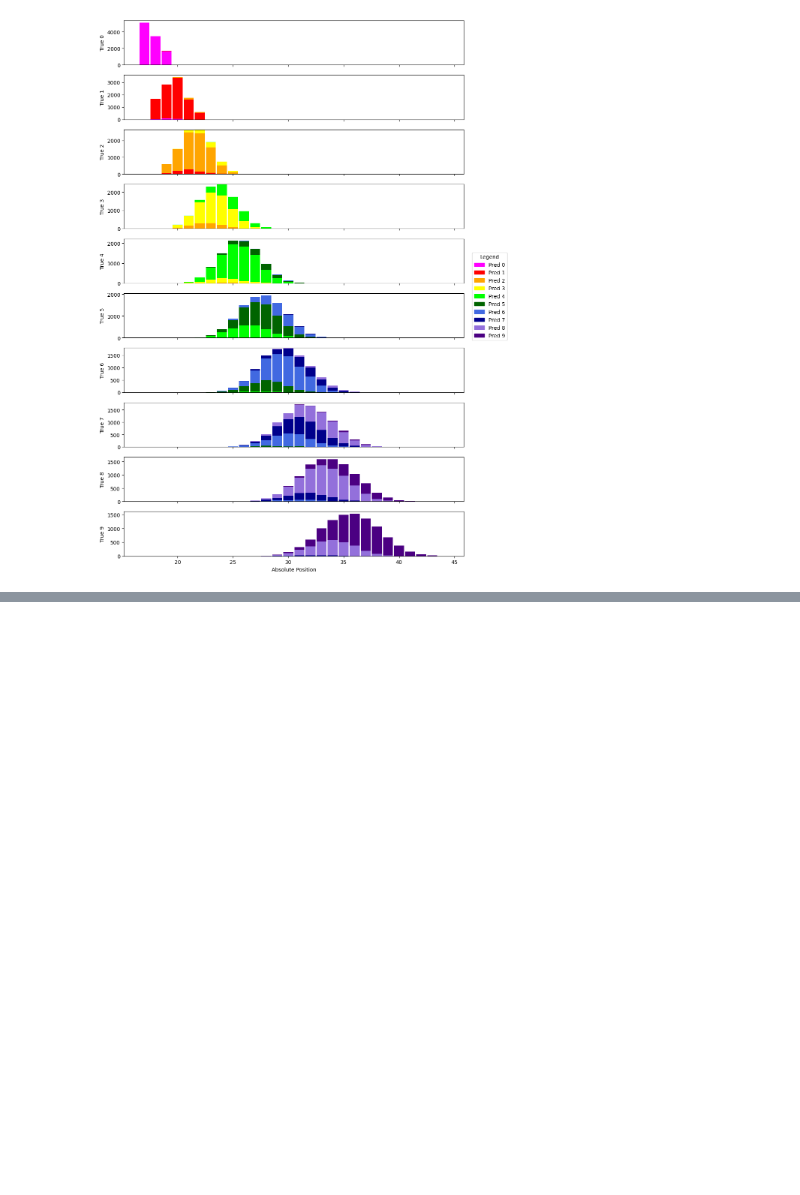
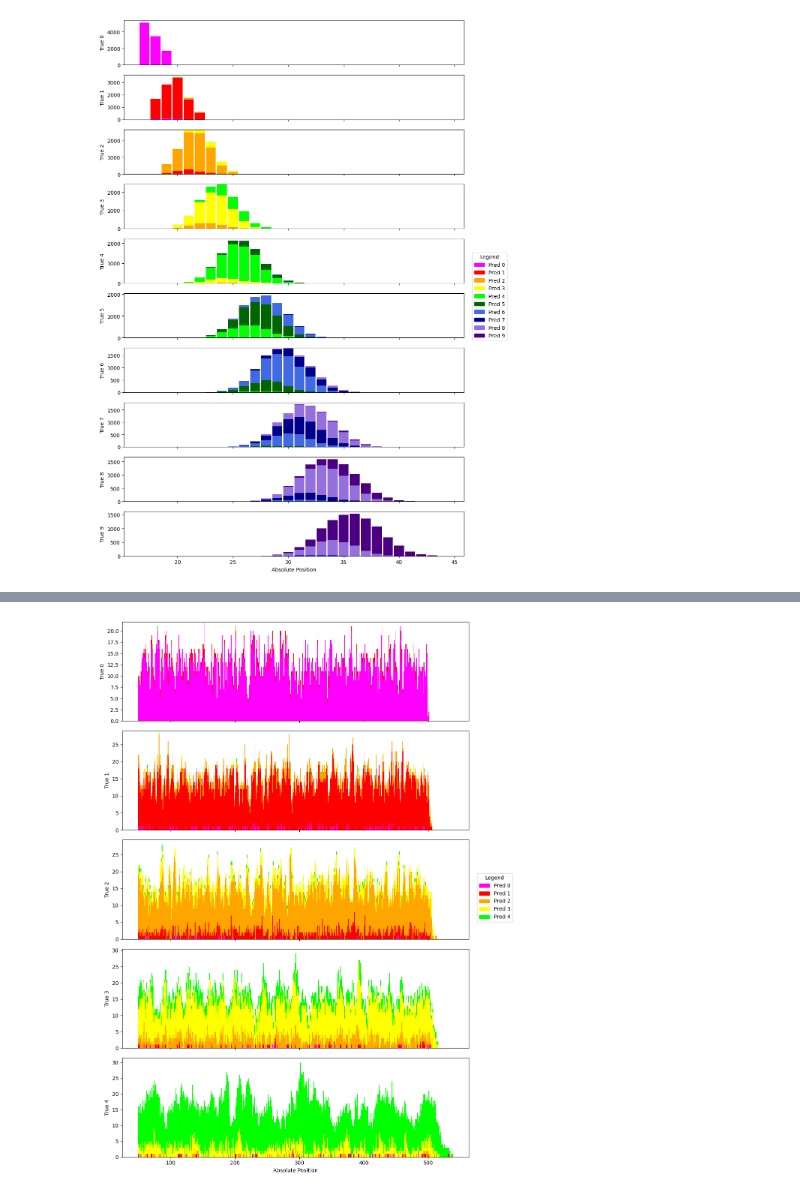
Before and after one commit to icemoon97/emergent-positional-embeddings, a Jupyter notebook: visuals.ipynb, the cells around one changed output, grey strips where cells are left out. Drawn from its saved outputs; the diff is of its cells as text; code cells hidden in the pictures; blank space fills up the shorter version.

Commit message:
stacked bar chart for sentences

```diff
--- a/visuals.ipynb
+++ b/visuals.ipynb
@@ -467,0 +583,11 @@ plt.show()
+# %%
+N_BUCKETS = 5
+percentile_buckets = [(100 // N_BUCKETS) * i for i in range(1, N_BUCKETS)]
+cutoffs = np.percentile(y_all, percentile_buckets)
+q_binned = np.searchsorted(cutoffs, y_all, side='right')
+
+assert len(cutoffs) == len(set(cutoffs)), "too many buckets, not all cutoffs are unique"
+
+y = q_binned
+
+print(cutoffs)
@@ -467,0 +614,56 @@ plt.show()
+# %%
+df = pd.DataFrame({
+    'y_true': y_true,
+    'y_pred': y_pred,
+    'abs_pos': abs_pos,
+})
+# %%
+from matplotlib.patches import Patch
+
+# Find the unique true labels and sort them
+true_labels = df['y_true'].unique()
+true_labels.sort()
+
+# Set up the figure size and subplots
+fig, axes = plt.subplots(len(true_labels), 1, figsize=(10, 15), sharex=True)
+
+# Colors for each predicted category
+colors = ['magenta', 'red', 'orange', 'yellow', 'lime', 'darkgreen', 'royalblue', 'darkblue', 'mediumpurple', 'indigo']
+# cmap = plt.get_cmap('plasma', len(true_labels))
+
+# Loop over each true label and create a subplot with a stacked bar chart
+for i, true_label in enumerate(true_labels):
+    # Filter the DataFrame for the current true label
+    df_true = df[df['y_true'] == true_label]
+
+    # Create a pivot table to organize the predicted counts by abs_position
+    pivot = pd.pivot_table(df_true, values='y_true', index='abs_pos', columns='y_pred', aggfunc=len, fill_value=0)
+
+    # Plot the stacked bar chart
+    bottom = np.zeros(len(pivot))
+    for pred_label in pivot.columns:
+        bar_color = colors[pred_label]
+        # bar_color = cmap(pred_label)
+
+        axes[i].bar(pivot.index, pivot[pred_label], bottom=bottom, color=bar_color, label=f'Predicted {pred_label}', width=1)
+        bottom += pivot[pred_label].values
+
+    # Add a y-label with the current true label
+    axes[i].set_ylabel(f'True {true_label}')
+
+
+# Set the x-label for the bottom subplot
+axes[-1].set_xlabel('Absolute Position')
+
+# Create custom legend handles based on the colormap
+legend_handles = [Patch(facecolor=colors[i], edgecolor=colors[i],
+                        label=f'Pred {i}') for i in range(len(df['y_pred'].unique()))]
+# legend_handles = [Patch(facecolor=cmap(i), edgecolor=cmap(i),
+                        # label=f'Pred {i}') for i in range(len(df['y_pred'].unique()))]
+
+fig.legend(handles=legend_handles, loc='center left', bbox_to_anchor=(1, 0.5), title='Legend')
+
+plt.tight_layout()
+plt.show()
+# %% [output]
+[figure, added]
```
Also changed, not shown: parts of 11 cells of this notebook.
